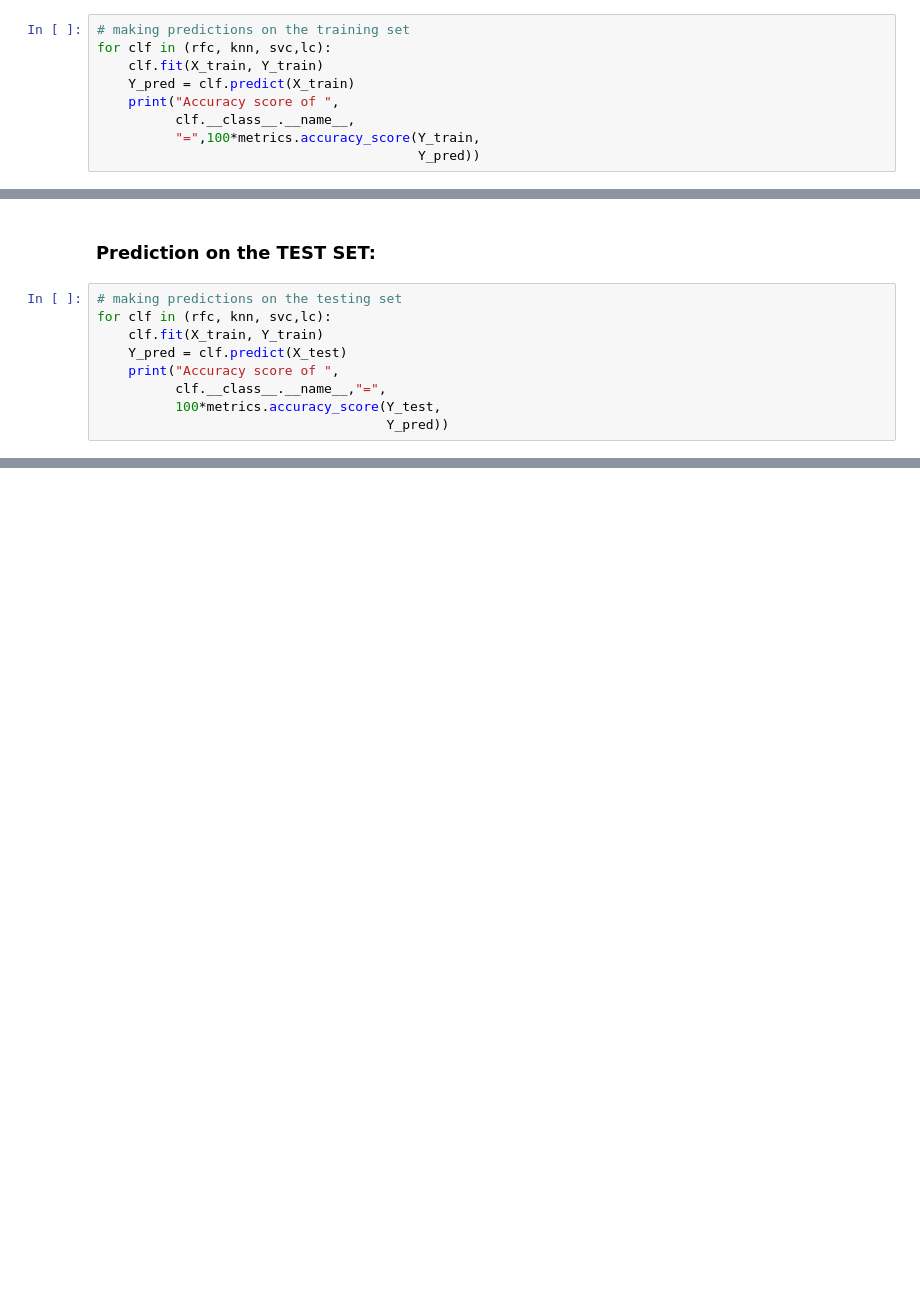
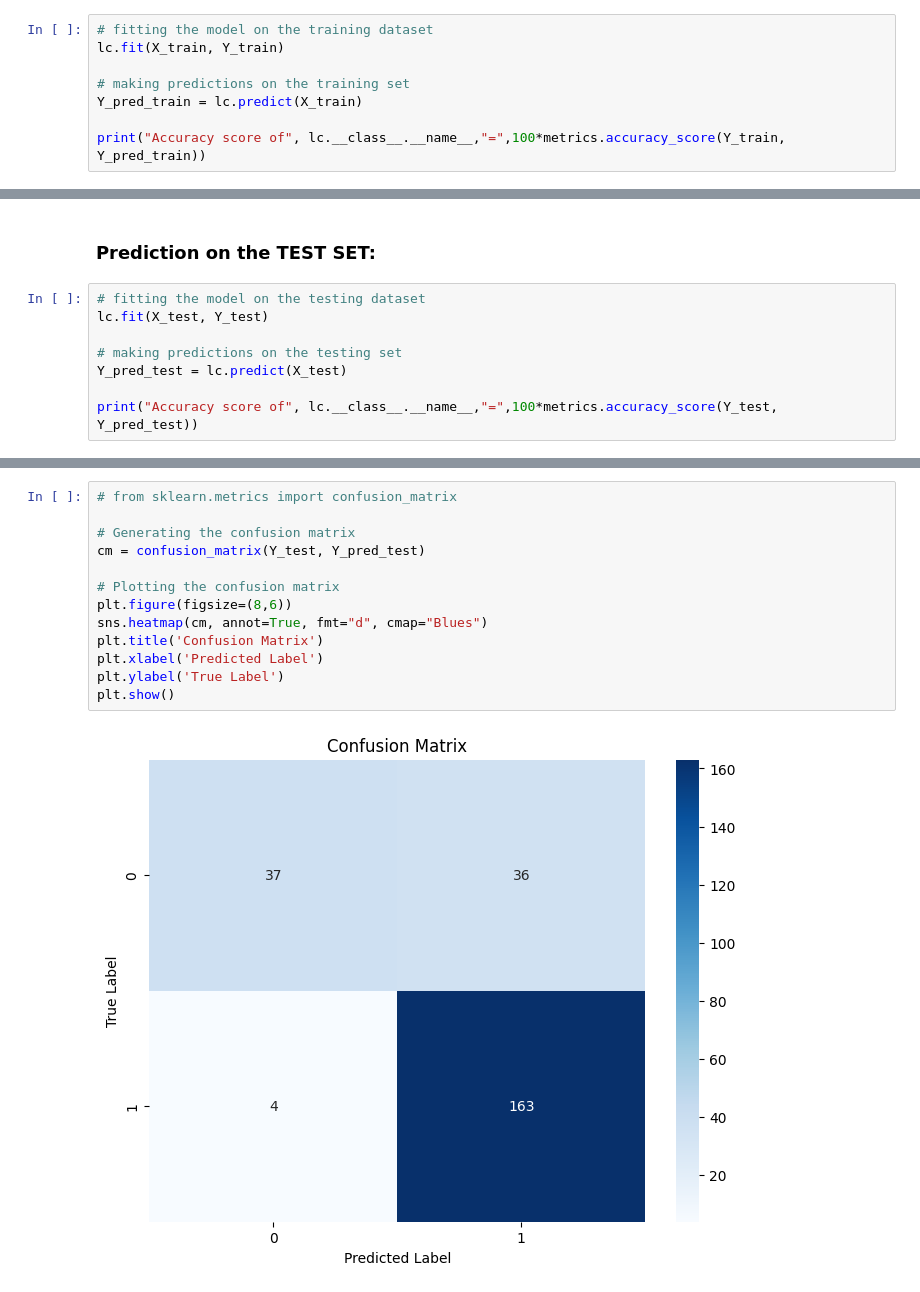
Before and after one commit to sayancyan/AI-ML-DataCore, a Jupyter notebook: Problem-Statements/loan_eligibility.ipynb, the cells around one changed output, grey strips where cells are left out. Cells and saved outputs as stored; diff of their text form; blank space fills up the shorter version.

```diff
--- a/Problem-Statements/loan_eligibility.ipynb
+++ b/Problem-Statements/loan_eligibility.ipynb
@@ -227,12 +208,11 @@ lc = LogisticRegression(max_iter = 10000)
 # %% [markdown]
 ### Prediction on the TRAINING SET:
 # %%
+# fitting the model on the training dataset
+lc.fit(X_train, Y_train)
+
 # making predictions on the training set
-for clf in (rfc, knn, svc,lc):
-    clf.fit(X_train, Y_train)
-    Y_pred = clf.predict(X_train)
-    print("Accuracy score of ",
-          clf.__class__.__name__,
-          "=",100*metrics.accuracy_score(Y_train,
-                                         Y_pred))
+Y_pred_train = lc.predict(X_train)
+
+print("Accuracy score of", lc.__class__.__name__,"=",100*metrics.accuracy_score(Y_train, Y_pred_train))
 # %% [output]
@@ -243,12 +220,11 @@ Accuracy score of  LogisticRegression = 80.16759776536313
 # %% [markdown]
 ### Prediction on the TEST SET:
 # %%
+# fitting the model on the testing dataset
+lc.fit(X_test, Y_test)
+
 # making predictions on the testing set
-for clf in (rfc, knn, svc,lc):
-    clf.fit(X_train, Y_train)
-    Y_pred = clf.predict(X_test)
-    print("Accuracy score of ",
-          clf.__class__.__name__,"=",
-          100*metrics.accuracy_score(Y_test,
-                                     Y_pred))
+Y_pred_test = lc.predict(X_test)
+
+print("Accuracy score of", lc.__class__.__name__,"=",100*metrics.accuracy_score(Y_test, Y_pred_test))
 # %% [output]
@@ -258,0 +241,15 @@ Accuracy score of  LogisticRegression = 82.08333333333333
+# %%
+# from sklearn.metrics import confusion_matrix
+
+# Generating the confusion matrix
+cm = confusion_matrix(Y_test, Y_pred_test)
+
+# Plotting the confusion matrix
+plt.figure(figsize=(8,6))
+sns.heatmap(cm, annot=True, fmt="d", cmap="Blues")
+plt.title('Confusion Matrix')
+plt.xlabel('Predicted Label')
+plt.ylabel('True Label')
+plt.show()
+# %% [output]
+[figure, added]
```
Also changed, not shown: parts of 23 cells of this notebook.
